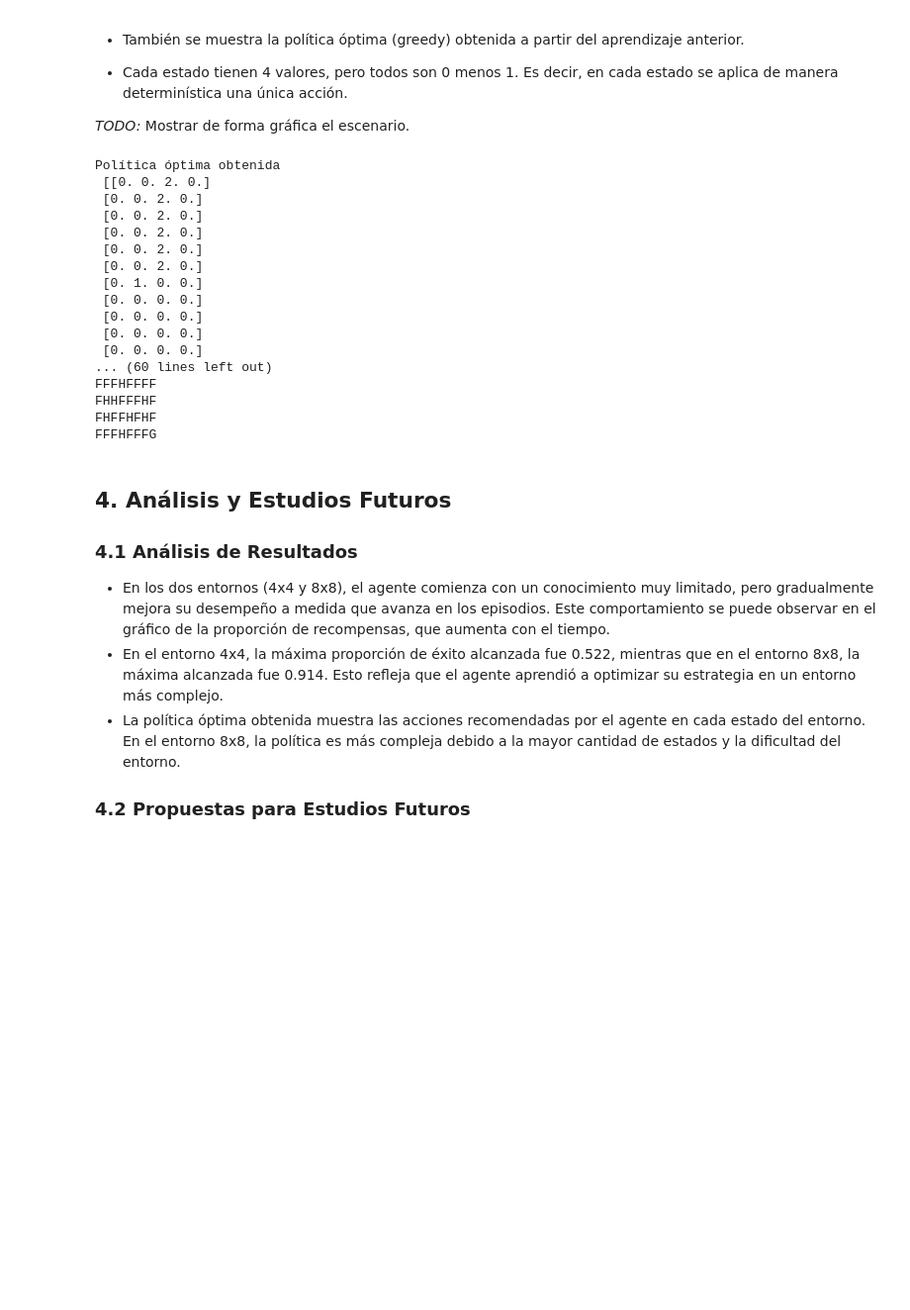
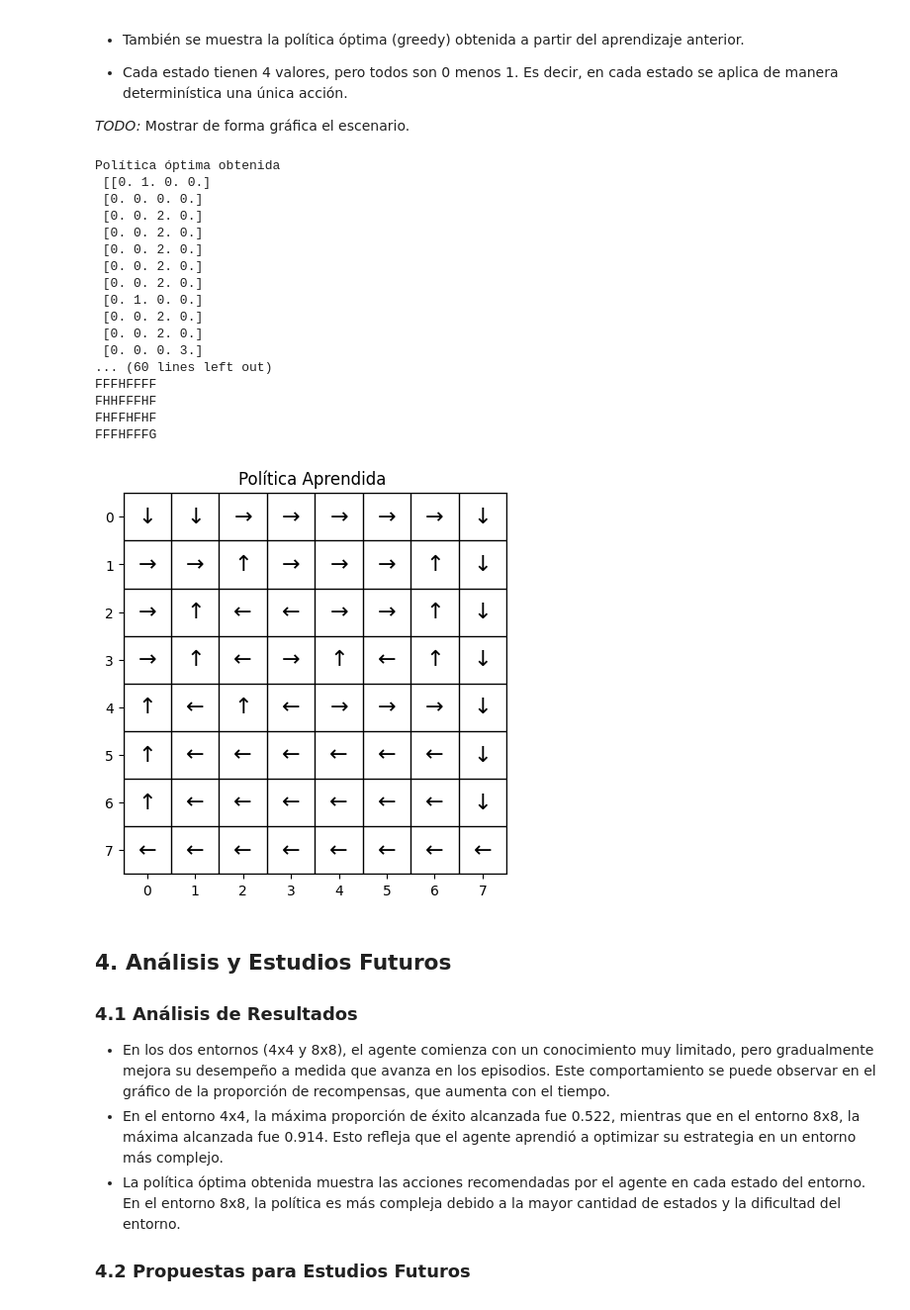
Before and after one commit to GonzaloMA-17/RL_FJLGM, a Jupyter notebook: MonteCarloTodasLasVisitas.ipynb, the cells around one changed output. Shown at 99% size. Cells and saved outputs as stored; diff of their text form; code cells hidden in the pictures; blank space fills up the shorter version.

```diff
--- a/MonteCarloTodasLasVisitas.ipynb
+++ b/MonteCarloTodasLasVisitas.ipynb
@@ -359,28 +476,31 @@ Valores Q para cada estado:
 # %%
 # @title Política final
 LEFT, DOWN, RIGHT, UP = 0,1,2,3
 pi, actions = pi_star_from_Q(env8, Q)
 
 print("Política óptima obtenida\n", pi, f"\n Acciones {actions} \n Para el siguiente grid\n", env8.render())
 print()
+
+plot_policy_blank(Q, env8)
 # %% [output]
 Política óptima obtenida
- [[0. 0. 2. 0.]
+ [[0. 1. 0. 0.]
+ [0. 0. 0. 0.]
  [0. 0. 2. 0.]
  [0. 0. 2. 0.]
  [0. 0. 2. 0.]
  [0. 0. 2. 0.]
  [0. 0. 2. 0.]
  [0. 1. 0. 0.]
- [0. 0. 0. 0.]
- [0. 0. 0. 0.]
- [0. 0. 0. 0.]
- [0. 0. 0. 0.]
+ [0. 0. 2. 0.]
+ [0. 0. 2. 0.]
+ [0. 0. 0. 3.]
 ... (60 lines left out)
 FFFHFFFF
 FHHFFFHF
 FHFFHFHF
 FFFHFFFG
+[figure, added]
 # %% [markdown]
 ## **4. Análisis y Estudios Futuros**
 
```
Also changed, not shown: parts of 72 cells of this notebook, 12 other files.
